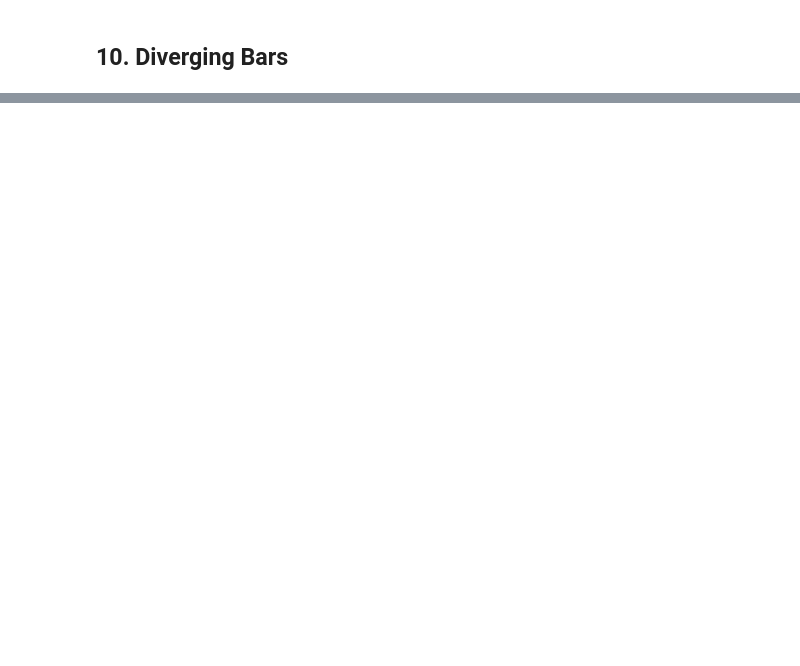
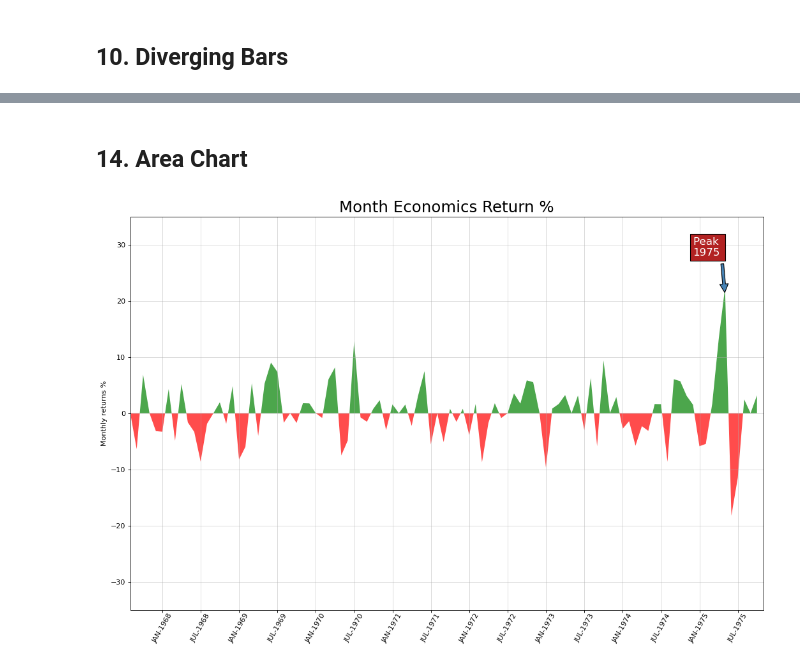
Before and after one commit to Fruitcoco/2023summer, a Jupyter notebook: matplotlib_visualizations/Deviation/5 deviation graphs.ipynb, the cells around one changed output, grey strips where cells are left out. Cells and saved outputs as stored; diff of their text form; code cells hidden in the pictures; blank space fills up the shorter version.

```diff
--- a/matplotlib_visualizations/Deviation/5 deviation graphs.ipynb
+++ b/matplotlib_visualizations/Deviation/5 deviation graphs.ipynb
@@ -2,0 +63,8 @@
+# %%
+# Prepare Data
+df = pd.read_csv("https://github.com/selva86/datasets/raw/master/mtcars.csv")
+x = df.loc[:, ['mpg']]
+df['mpg_z'] = (x - x.mean())/x.std()
+df['colors'] = ['red' if x < 0 else 'darkgreen' for x in df['mpg_z']]
+df.sort_values('mpg_z', inplace=True)
+df.reset_index(inplace=True)
@@ -2,0 +137,32 @@
+# %% [markdown]
+## 14. Area Chart
+# %%
+#prepare data
+df=pd.read_csv("https://github.com/selva86/datasets/raw/master/economics.csv", parse_dates=['date']).head(100)
+x=np.arange(df.shape[0])
+##calculate the monthly returns
+y_returns=(df.psavert.diff().fillna(0)/df.psavert.shift(1)).fillna(0)*100
+# %%
+#plot
+plt.figure(figsize=(16,10),dpi=80)
+plt.fill_between(x[1:],y_returns[1:],0,where=y_returns[1:]>=0,facecolor='green',interpolate=True,alpha=0.7)
+plt.fill_between(x[1:],y_returns[1:],0,where=y_returns[1:]<=0,facecolor='red',interpolate=True,alpha=0.7)
+
+#Annotate
+##xy 是小箭头所指的点
+plt.annotate('Peak \n1975',xy=(94.0,21.0),xytext=(89,28),
+            bbox=dict(boxstyle='square',fc='firebrick'),
+            arrowprops=dict(facecolor='steelblue',shrink=0.07),fontsize=15,color='white')
+
+# Decorations
+xtickvals = [str(m)[:3].upper()+"-"+str(y) for y,m in zip(df.date.dt.year, df.date.dt.month_name())]
+plt.gca().set_xticks(x[::6])
+plt.gca().set_xticklabels(xtickvals[::6], rotation=60, fontdict={'horizontalalignment': 'center', 'verticalalignment': 'center_baseline'})
+plt.ylim(-35,35)
+plt.xlim(1,100)
+plt.title("Month Economics Return %", fontsize=22)
+plt.ylabel('Monthly returns %')
+plt.grid(alpha=0.5)
+plt.show()
+# %% [output]
+[figure, added]
```
Also changed, not shown: parts of 12 cells of this notebook.
